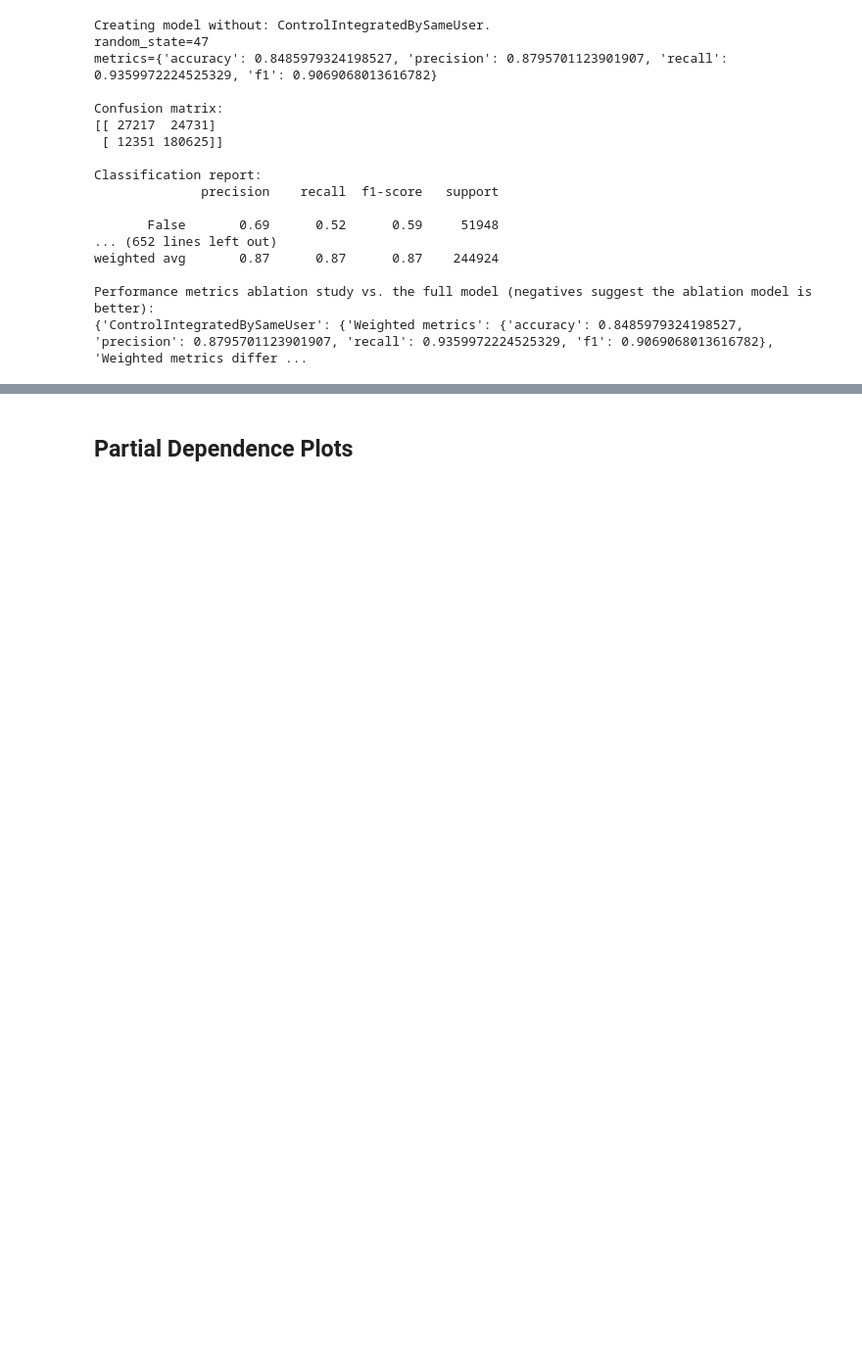
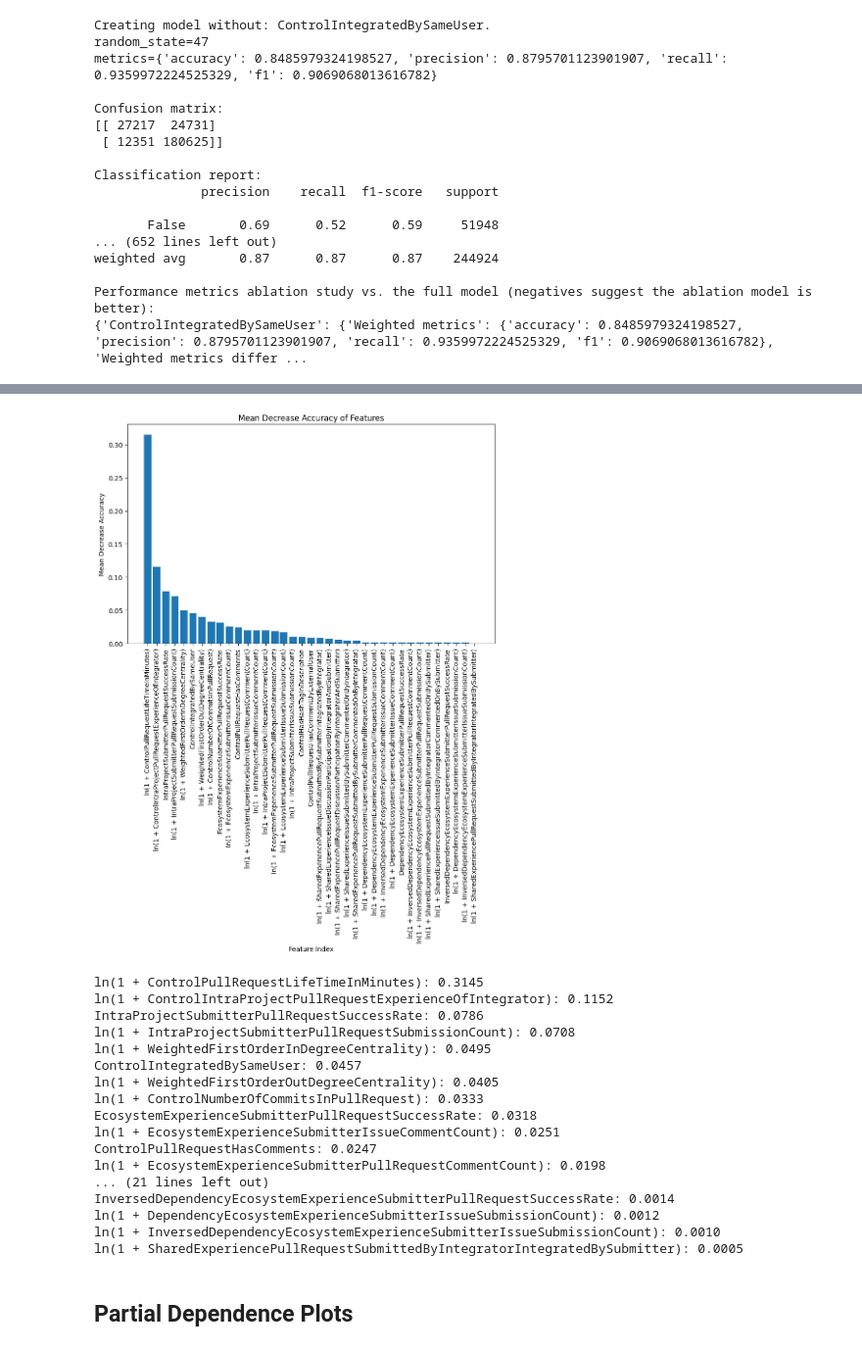
Before and after one commit to wmeijer221/msc_thesis, a Jupyter notebook: python_proj/modelling/notebooks/random_forest/full_model.ipynb, the cells around one changed output, grey strips where cells are left out. Shown at 98% size. Cells and saved outputs as stored; diff of their text form; code cells hidden in the pictures; blank space fills up the shorter version.

```diff
--- a/python_proj/modelling/notebooks/random_forest/full_model.ipynb
+++ b/python_proj/modelling/notebooks/random_forest/full_model.ipynb
@@ -301,11 +303,11 @@ def ablation_study(
     return f1_differences_per_feature
 
 
-f1_diffs_per_feature = ablation_study(
-    train_predictors, train_dependent,
-    test_predictors, test_dependent,
-    independent_fields
-)
+# f1_diffs_per_feature = ablation_study(
+#     train_predictors, train_dependent,
+#     test_predictors, test_dependent,
+#     independent_fields
+# )
 
 print("Performance metrics ablation study vs. the full model (negatives suggest the ablation model is better):")
 print(f1_diffs_per_feature)
@@ -329,0 +334,16 @@ Performance metrics ablation study vs. the full model (negatives suggest the abl
+# %%
+print(json.dumps(f1_diffs_per_feature))
+
+fields = ['accuracy', 'precision', 'recall', 'f1', 'accuracy_diff', 'precision_diff', 'recall_diff', 'f1_diff']
+nested_dict= {}
+
+for feature, scores in f1_diffs_per_feature.items():
+    metrics = scores['Weighted metrics'].values()
+    diff = scores['Weighted metrics difference'].values()
+    vals = [*metrics, *diff]
+    nested_dict[feature] = {}
+    for field, value in zip(fields, vals):
+        nested_dict[feature][field] = value
+ablation_df = pd.DataFrame.from_dict(nested_dict)
+output_path = f'{base_path}/coefs/{file_name}/ablation.csv'
+ablation_df.to_csv(output_path)
@@ -330,3 +387,41 @@ Performance metrics ablation study vs. the full model (negatives suggest the abl
+# %%
+feature_importances = full_rf_model.feature_importances_
+
+sorted_indices = np.argsort(feature_importances)[::-1]
+sorted_importances = feature_importances[sorted_indices]
+
+# Step 4: Plot the mean decrease accuracy plot
+plt.figure(figsize=(10, 6))
+plt.bar(range(test_predictors.shape[1]), sorted_importances)
+plt.xlabel('Feature Index')
+plt.ylabel('Mean Decrease Accuracy')
+plt.title('Mean Decrease Accuracy of Features')
+ordererd_columns = np.array(test_predictors.columns)[sorted_indices]
+plt.xticks(range(test_predictors.shape[1]), ordererd_columns, rotation=90)
+plt.tight_layout()
+plt.show()
+
+for field, importance in zip(ordererd_columns, sorted_importances):
+    print(f'{field}: {importance:.04f}')
+# %% [output]
+[figure, added]
+ln(1 + ControlPullRequestLifeTimeInMinutes): 0.3145
+ln(1 + ControlIntraProjectPullRequestExperienceOfIntegrator): 0.1152
+IntraProjectSubmitterPullRequestSuccessRate: 0.0786
+ln(1 + IntraProjectSubmitterPullRequestSubmissionCount): 0.0708
+ln(1 + WeightedFirstOrderInDegreeCentrality): 0.0495
+ControlIntegratedBySameUser: 0.0457
+ln(1 + WeightedFirstOrderOutDegreeCentrality): 0.0405
+ln(1 + ControlNumberOfCommitsInPullRequest): 0.0333
+EcosystemExperienceSubmitterPullRequestSuccessRate: 0.0318
+ln(1 + EcosystemExperienceSubmitterIssueCommentCount): 0.0251
+ControlPullRequestHasComments: 0.0247
+ln(1 + EcosystemExperienceSubmitterPullRequestCommentCount): 0.0198
+... (21 lines left out)
+InversedDependencyEcosystemExperienceSubmitterPullRequestSuccessRate: 0.0014
+ln(1 + DependencyEcosystemExperienceSubmitterIssueSubmissionCount): 0.0012
+ln(1 + InversedDependencyEcosystemExperienceSubmitterIssueSubmissionCount): 0.0010
+ln(1 + SharedExperiencePullRequestSubmittedByIntegratorIntegratedBySubmitter): 0.0005
 # %% [markdown]
 ## Partial Dependence Plots
 # %%
```
Also changed, not shown: parts of 8 cells of this notebook, 1 other file.
